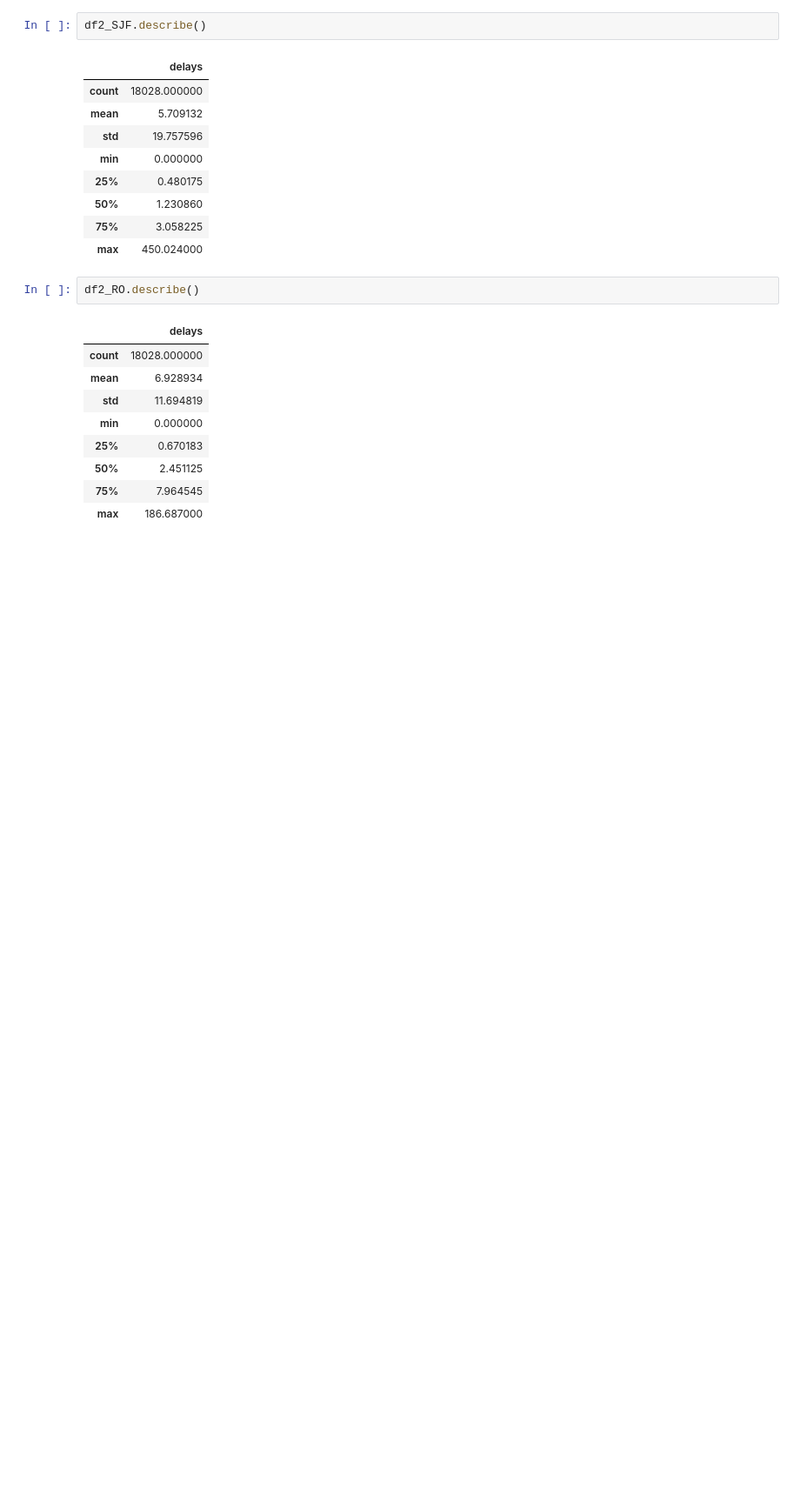
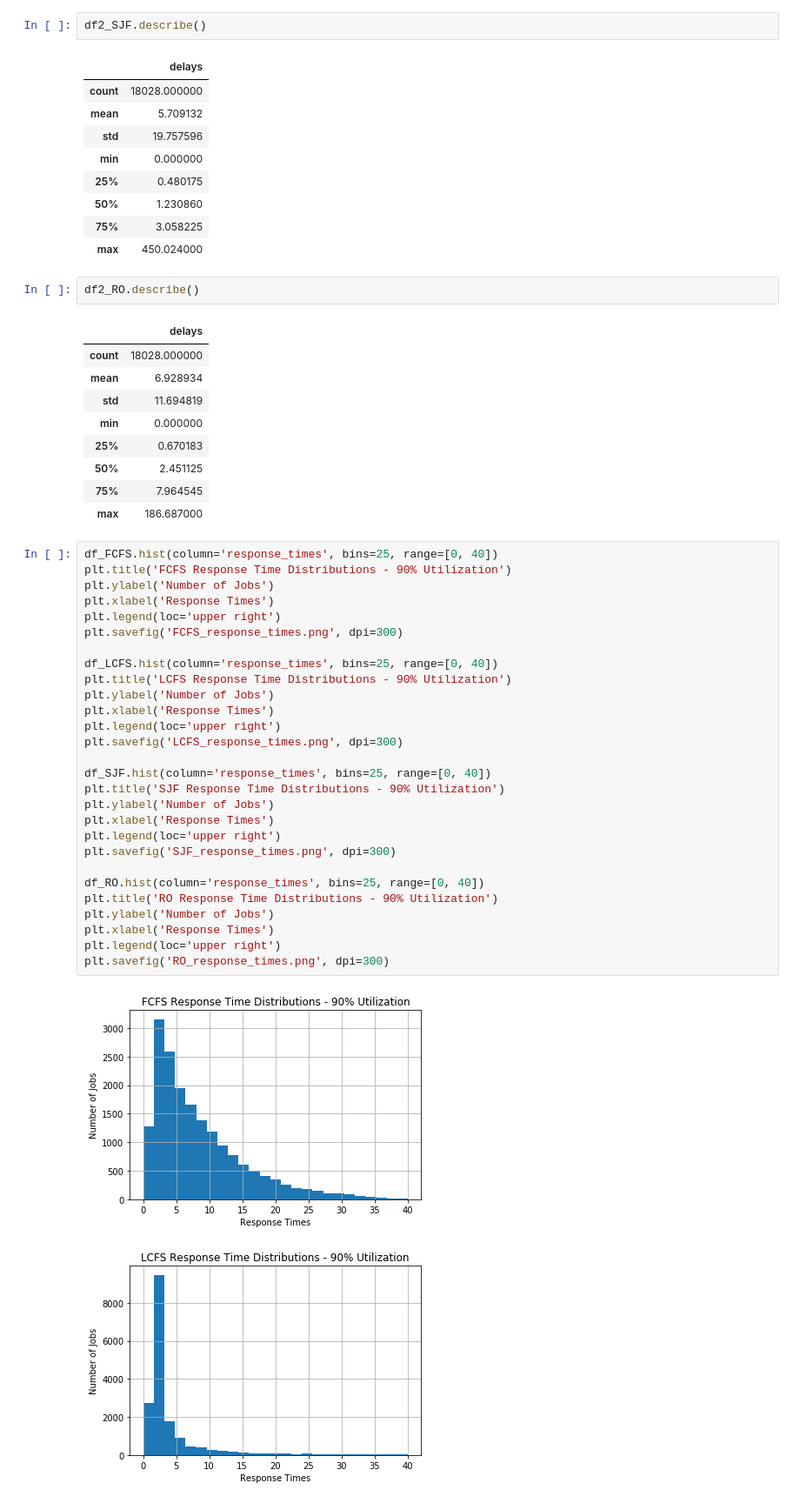
Before and after one commit to liamgomez/QueueDisciplineComparison, a Jupyter notebook: delay_and_response_times_90_utilization.ipynb, the cells around one changed output. Shown at 87% size. Drawn from its saved outputs; the diff is of its cells as text; blank space fills up the shorter version.

Commit message:
Added code to generate histograms

```diff
--- a/delay_and_response_times_90_utilization.ipynb
+++ b/delay_and_response_times_90_utilization.ipynb
@@ -107,3 +109,34 @@ df2_RO.describe()
 | 50% | 2.451125 |
 | 75% | 7.964545 |
 | max | 186.687000 |
+# %%
+df_FCFS.hist(column='response_times', bins=25, range=[0, 40])
+plt.title('FCFS Response Time Distributions - 90% Utilization')
+plt.ylabel('Number of Jobs')
+plt.xlabel('Response Times')
+plt.legend(loc='upper right')
+plt.savefig('FCFS_response_times.png', dpi=300)
+
+df_LCFS.hist(column='response_times', bins=25, range=[0, 40])
+plt.title('LCFS Response Time Distributions - 90% Utilization')
+plt.ylabel('Number of Jobs')
+plt.xlabel('Response Times')
+plt.legend(loc='upper right')
+plt.savefig('LCFS_response_times.png', dpi=300)
+
+df_SJF.hist(column='response_times', bins=25, range=[0, 40])
+plt.title('SJF Response Time Distributions - 90% Utilization')
+plt.ylabel('Number of Jobs')
+plt.xlabel('Response Times')
+plt.legend(loc='upper right')
+plt.savefig('SJF_response_times.png', dpi=300)
+
+df_RO.hist(column='response_times', bins=25, range=[0, 40])
+plt.title('RO Response Time Distributions - 90% Utilization')
+plt.ylabel('Number of Jobs')
+plt.xlabel('Response Times')
+plt.legend(loc='upper right')
+plt.savefig('RO_response_times.png', dpi=300)
+# %% [output]
+[figure, added]
+[figure, added]
```
Also changed, not shown: parts of 4 cells of this notebook.
